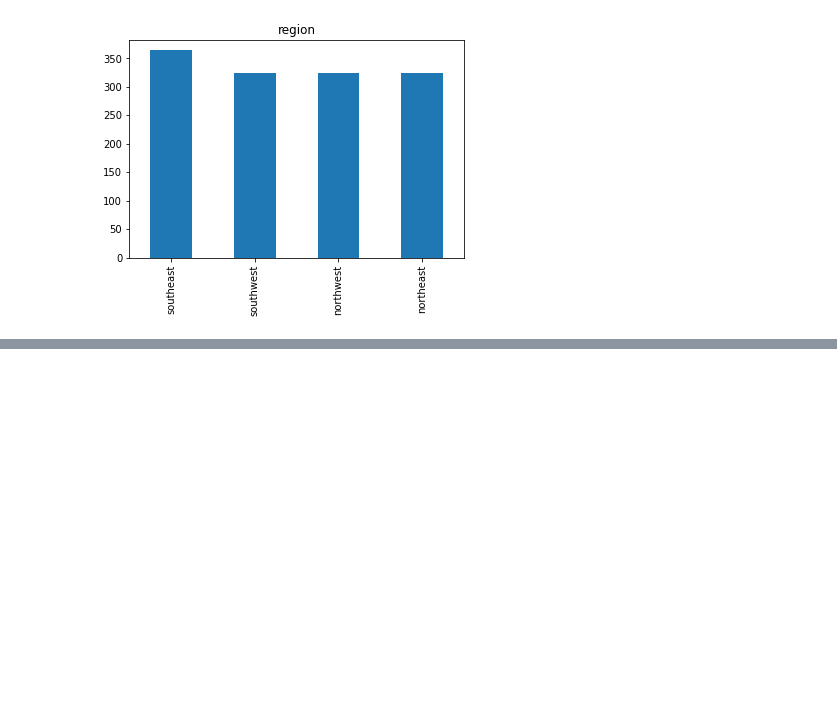
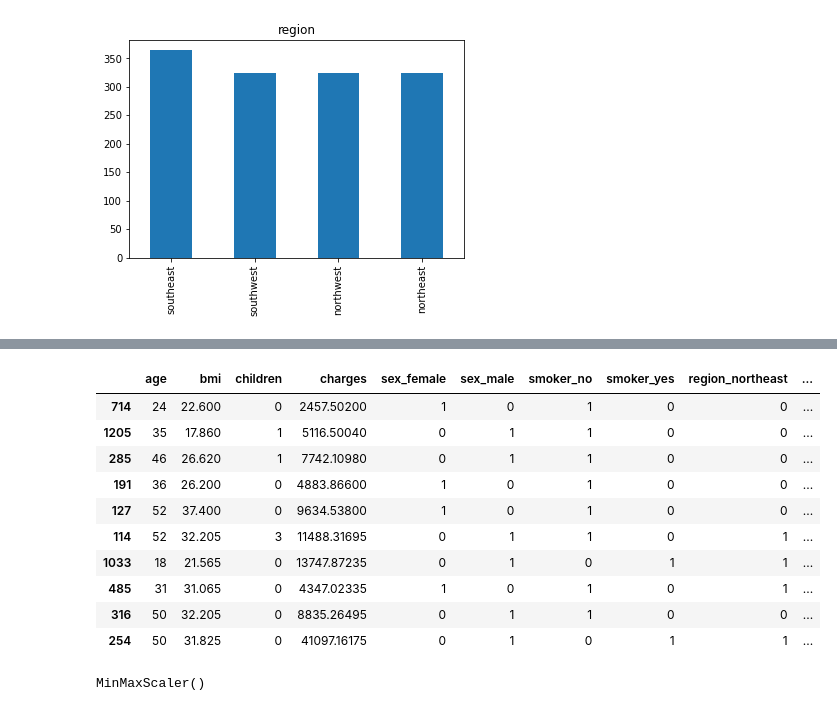
Before and after one commit to iliembellevue/DSC-450, a Jupyter notebook: Project1/Health_Insurance_Premiums.ipynb, the cells around one changed output, grey strips where cells are left out. Saved outputs shown, nothing was run; the diff lists cells and outputs as text; code cells hidden in the pictures; blank space fills up the shorter version.

```diff
--- a/Project1/Health_Insurance_Premiums.ipynb
+++ b/Project1/Health_Insurance_Premiums.ipynb
@@ -138,0 +166,22 @@ pandas_profiling.ProfileReport(insurance)
+# %%
+# drop unnedded columns
+
+insurance= insurance.drop('sex', axis= 1)
+insurance= insurance.drop('smoker', axis= 1)
+insurance= insurance.drop('region', axis= 1)
+# %%
+# view finished dataset
+
+insurance.sample(10)
+# %% [output]
+|  | age | bmi | children | charges | sex_female | sex_male | smoker_no | smoker_yes | region_northeast | ... |
+| 714 | 24 | 22.600 | 0 | 2457.50200 | 1 | 0 | 1 | 0 | 0 | ... |
+| 1205 | 35 | 17.860 | 1 | 5116.50040 | 0 | 1 | 1 | 0 | 0 | ... |
+| 285 | 46 | 26.620 | 1 | 7742.10980 | 0 | 1 | 1 | 0 | 0 | ... |
+| 191 | 36 | 26.200 | 0 | 4883.86600 | 1 | 0 | 1 | 0 | 0 | ... |
+| 127 | 52 | 37.400 | 0 | 9634.53800 | 1 | 0 | 1 | 0 | 0 | ... |
+| 114 | 52 | 32.205 | 3 | 11488.31695 | 0 | 1 | 1 | 0 | 1 | ... |
+| 1033 | 18 | 21.565 | 0 | 13747.87235 | 0 | 1 | 0 | 1 | 1 | ... |
+| 485 | 31 | 31.065 | 0 | 4347.02335 | 1 | 0 | 1 | 0 | 1 | ... |
+| 316 | 50 | 32.205 | 0 | 8835.26495 | 0 | 1 | 1 | 0 | 0 | ... |
+| 254 | 50 | 31.825 | 0 | 41097.16175 | 0 | 1 | 0 | 1 | 1 | ... |
@@ -138,0 +194,4 @@ pandas_profiling.ProfileReport(insurance)
+# %%
+scaler.fit(insurance[num_features])
+# %% [output]
+MinMaxScaler()
```
Also changed, not shown: parts of 9 cells of this notebook.
